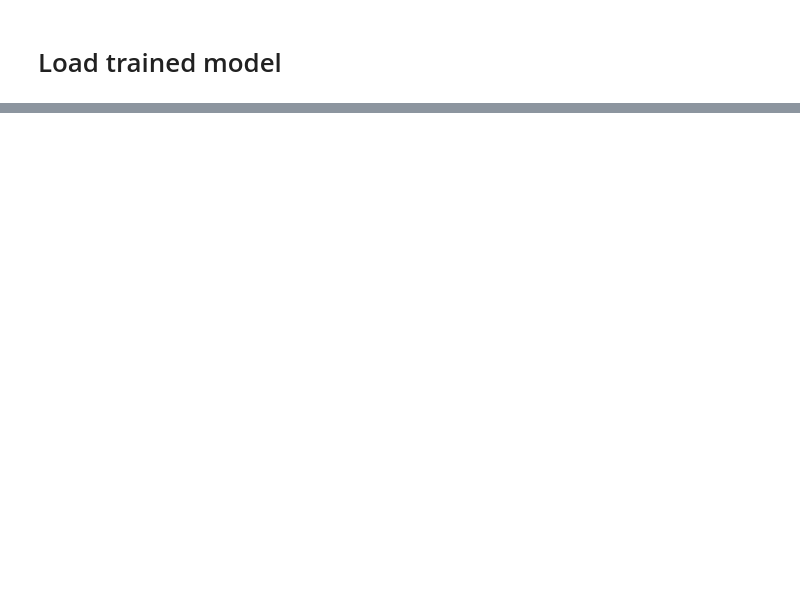
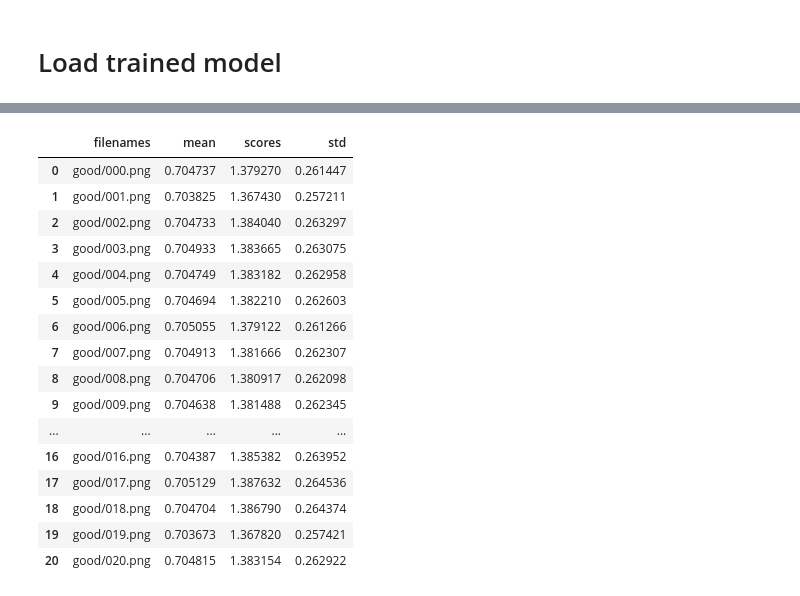
Before and after one commit to AdneneBoumessouer/MVTec-Anomaly-Detection, a Jupyter notebook: inspect_trained_model.ipynb, the cells around one changed output, grey strips where cells are left out. Saved outputs shown, nothing was run; the diff lists cells and outputs as text; code cells hidden in the pictures; blank space fills up the shorter version.

```diff
--- a/inspect_trained_model.ipynb
+++ b/inspect_trained_model.ipynb
@@ -442,0 +29,6 @@ plt.show()
+# %%
+model_path = "saved_models/MSE/21-02-2020_17:47:13/CAE_mvtec_b12.h5"
+# %%
+parent_dir = str(Path(model_path).parent)
+val_dir = os.path.join(parent_dir, "val_results")
+test_dir = os.path.join(parent_dir, "test_results")
@@ -442,0 +52,23 @@ plt.show()
+# %%
+df_val = pd.read_pickle(os.path.join(val_dir, "df_val.pkl"))
+df_test = pd.read_pickle(os.path.join(test_dir, "df_test.pkl"))
+# %%
+df_val
+# %% [output]
+|  | filenames | mean | scores | std |
+| 0 | good/000.png | 0.704737 | 1.379270 | 0.261447 |
+| 1 | good/001.png | 0.703825 | 1.367430 | 0.257211 |
+| 2 | good/002.png | 0.704733 | 1.384040 | 0.263297 |
+| 3 | good/003.png | 0.704933 | 1.383665 | 0.263075 |
+| 4 | good/004.png | 0.704749 | 1.383182 | 0.262958 |
+| 5 | good/005.png | 0.704694 | 1.382210 | 0.262603 |
+| 6 | good/006.png | 0.705055 | 1.379122 | 0.261266 |
+| 7 | good/007.png | 0.704913 | 1.381666 | 0.262307 |
+| 8 | good/008.png | 0.704706 | 1.380917 | 0.262098 |
+| 9 | good/009.png | 0.704638 | 1.381488 | 0.262345 |
+| ... | ... | ... | ... | ... |
+| 16 | good/016.png | 0.704387 | 1.385382 | 0.263952 |
+| 17 | good/017.png | 0.705129 | 1.387632 | 0.264536 |
+| 18 | good/018.png | 0.704704 | 1.386790 | 0.264374 |
+| 19 | good/019.png | 0.703673 | 1.367820 | 0.257421 |
+| 20 | good/020.png | 0.704815 | 1.383154 | 0.262922 |
```
Also changed, not shown: parts of 75 cells of this notebook.
